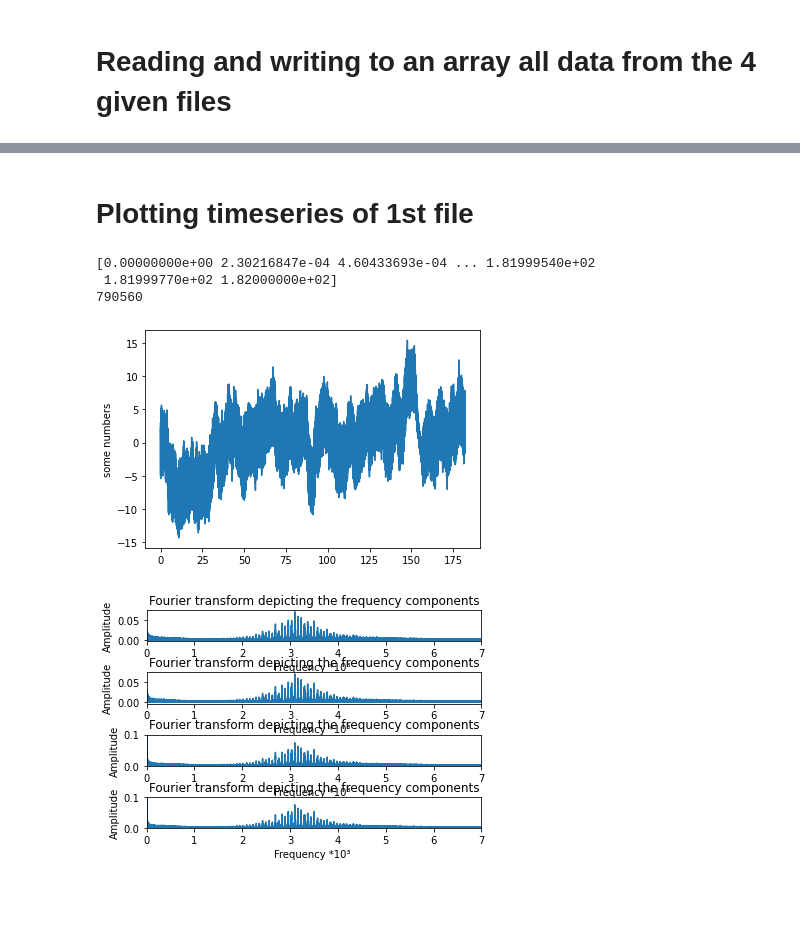
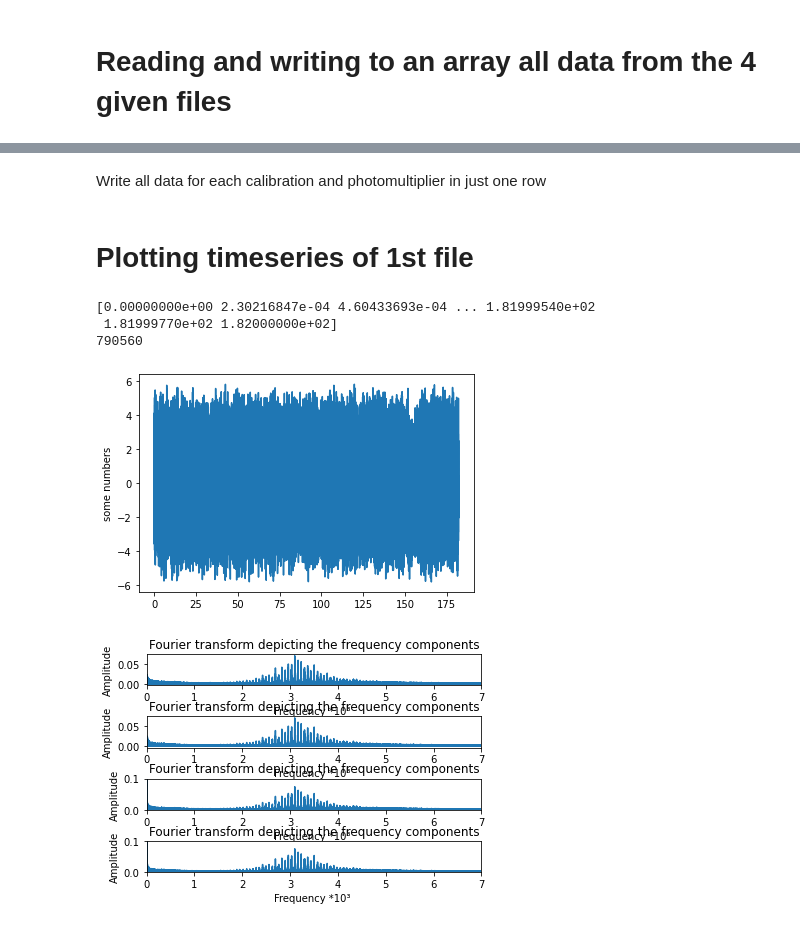
Before and after one commit to rita-png/astrophysics-laboratory, a Jupyter notebook: Sun.ipynb, the cells around one changed output, grey strips where cells are left out. Drawn from its saved outputs; the diff is of its cells as text; code cells hidden in the pictures; blank space fills up the shorter version.

```diff
--- a/Sun.ipynb
+++ b/Sun.ipynb
@@ -69,0 +72,2 @@ total_data= [2.0270191  0.15797815 1.2245789  ... 1.9980327  2.4186784  3.342860
+# %% [markdown]
+Write all data for each calibration and photomultiplier in just one row
@@ -72,23 +83,25 @@ total_data= [2.0270191  0.15797815 1.2245789  ... 1.9980327  2.4186784  3.342860
 # %%
 import matplotlib.pyplot as plt
 import numpy as np
+import seaborn as sns
+tips = sns.load_dataset('tips')
 
 #183 days
 plt_x = np.linspace(0, 182, 790560)
 print(plt_x)
 print(len(plt_x))
 
 
 
-plt.plot(plt_x, total_data)
+plt.plot(plt_x, data[0])
 
 plt.ylabel('some numbers')
 plt.show()
 # %% [output]
 [0.00000000e+00 2.30216847e-04 4.60433693e-04 ... 1.81999540e+02
  1.81999770e+02 1.82000000e+02]
 790560
-[figure, old version]
+[figure, new version]
 # %%
 # From Pythonic: Applying Fourier Transform In Python Using Numpy.fft
 
```
Also changed, not shown: parts of 15 cells of this notebook.
